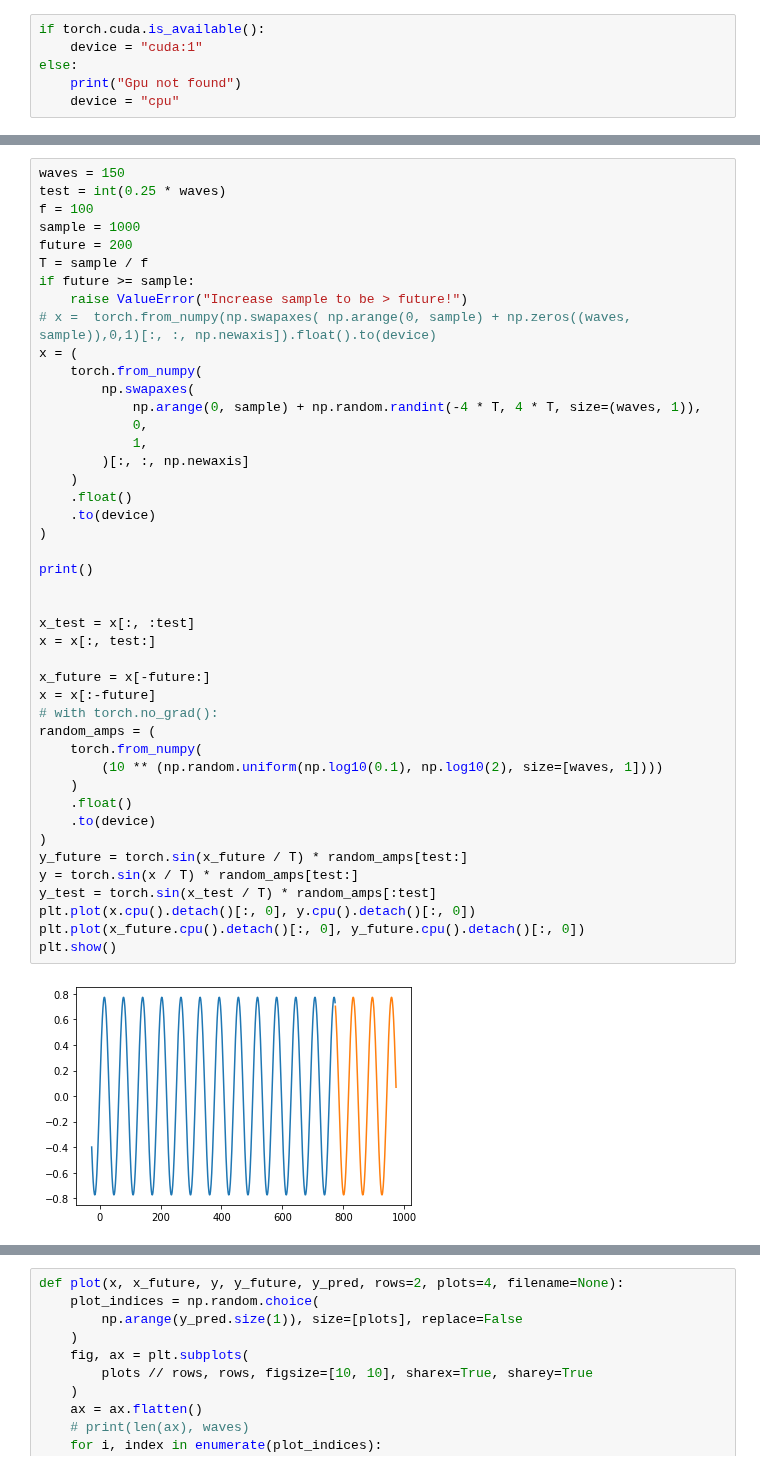
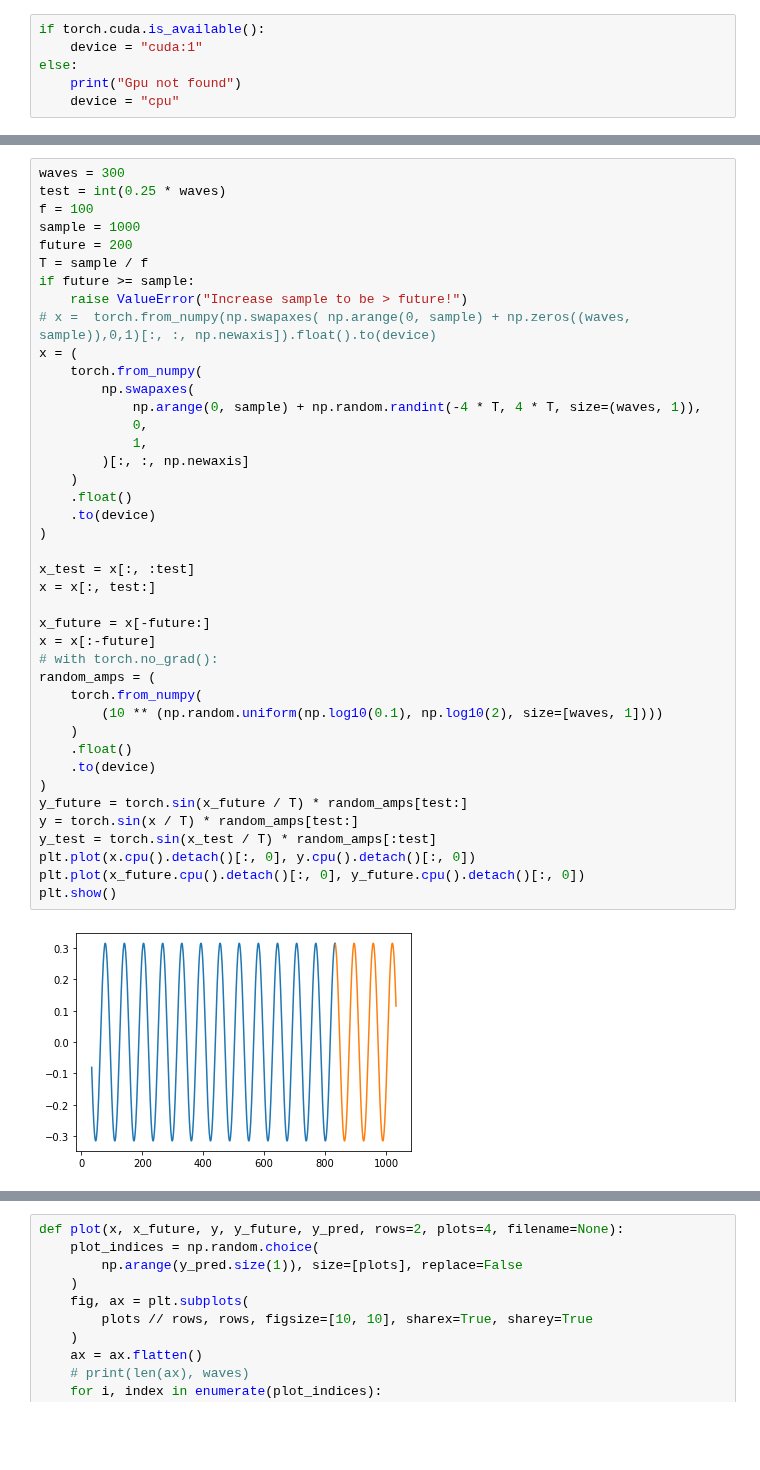
Before and after one commit to bernharl/Master-Thesis, a Jupyter notebook: testing_code/timeseries_sine/lstm_sine_notebook_try.ipynb, the cells around one changed output, grey strips where cells are left out. Saved outputs shown, nothing was run; the diff lists cells and outputs as text; blank space fills up the shorter version.

```diff
--- a/testing_code/timeseries_sine/lstm_sine_notebook_try.ipynb
+++ b/testing_code/timeseries_sine/lstm_sine_notebook_try.ipynb
@@ -29,5 +53,5 @@ class LSTMModel(nn.Module):
 # %%
-waves = 150
+waves = 300
 test = int(0.25 * waves)
 f = 100
 sample = 1000
@@ -41,35 +65,32 @@ x = (
         np.swapaxes(
             np.arange(0, sample) + np.random.randint(-4 * T, 4 * T, size=(waves, 1)),
             0,
             1,
         )[:, :, np.newaxis]
     )
     .float()
     .to(device)
 )
 
-print()
-
-
 x_test = x[:, :test]
 x = x[:, test:]
 
 x_future = x[-future:]
 x = x[:-future]
 # with torch.no_grad():
 random_amps = (
     torch.from_numpy(
         (10 ** (np.random.uniform(np.log10(0.1), np.log10(2), size=[waves, 1])))
     )
     .float()
     .to(device)
 )
 y_future = torch.sin(x_future / T) * random_amps[test:]
 y = torch.sin(x / T) * random_amps[test:]
 y_test = torch.sin(x_test / T) * random_amps[:test]
 plt.plot(x.cpu().detach()[:, 0], y.cpu().detach()[:, 0])
 plt.plot(x_future.cpu().detach()[:, 0], y_future.cpu().detach()[:, 0])
 plt.show()
 # %% [output]
-[figure, old version]
+[figure, new version]
 # %%
```
Also changed, not shown: parts of 8 cells of this notebook.
